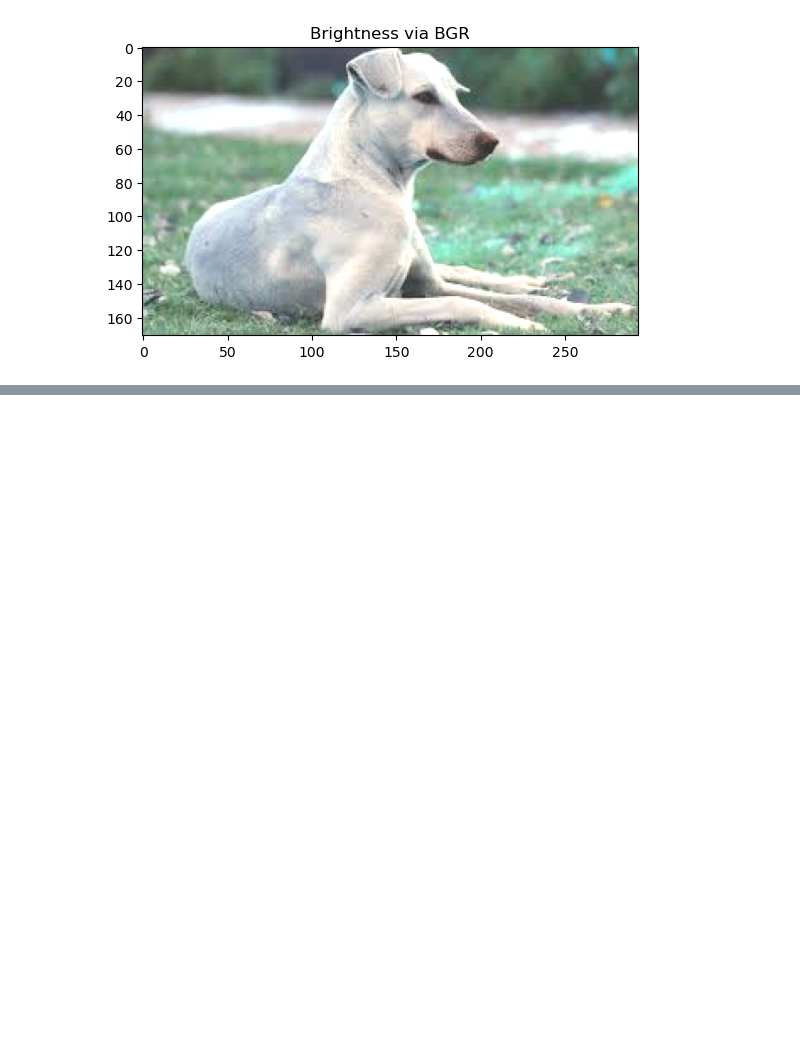
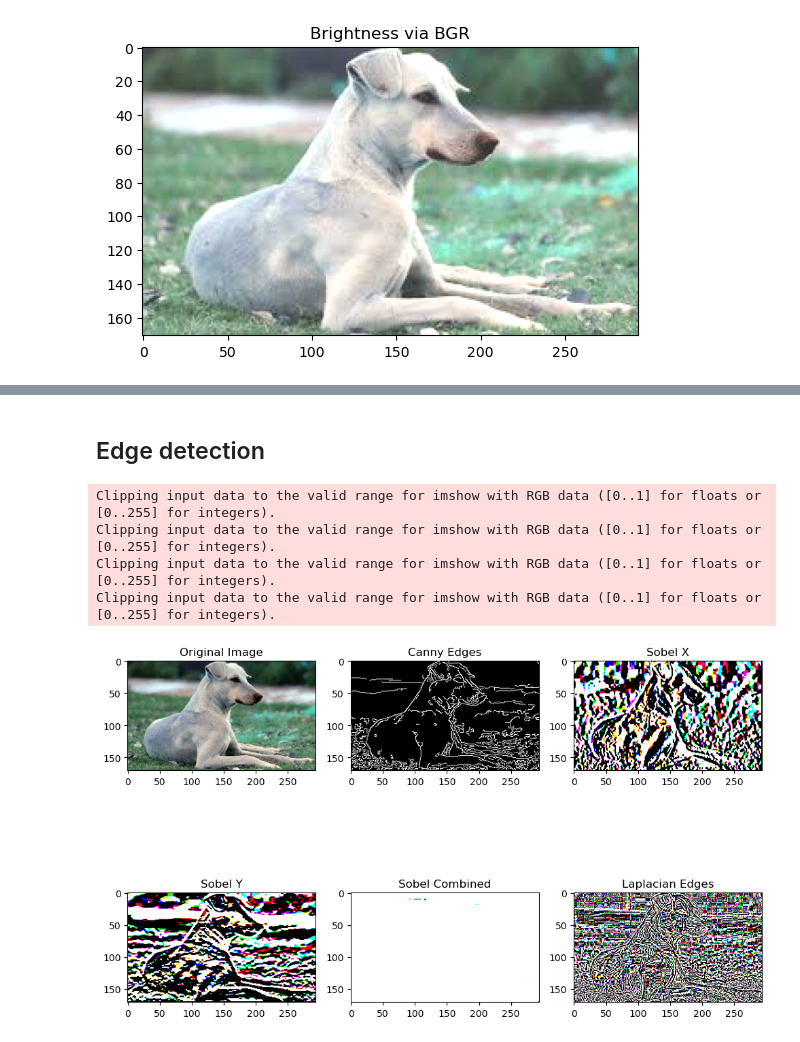
Before and after one commit to sumedh133/CVDL, a Jupyter notebook: lab2/2.ipynb, the cells around one changed output, grey strips where cells are left out. Drawn from its saved outputs; the diff is of its cells as text; code cells hidden in the pictures; blank space fills up the shorter version.

```diff
--- a/lab2/2.ipynb
+++ b/lab2/2.ipynb
@@ -57,0 +91,30 @@ Error:
+# %% [markdown]
+## Edge detection
+# %%
+#  edge detection
+canny_edges = cv2.Canny(image, 100, 200)
+
+# Sobel edge detection (X and Y direction)
+sobel_x = cv2.Sobel(image, cv2.CV_64F, 1, 0, ksize=5)  # Sobel in X-direction
+sobel_y = cv2.Sobel(image, cv2.CV_64F, 0, 1, ksize=5)  # Sobel in Y-direction
+sobel_combined = cv2.magnitude(sobel_x, sobel_y)  # Combined Sobel
+
+#Laplacian edge detection
+laplacian_edges = cv2.Laplacian(image, cv2.CV_64F)
+
+
+plt.figure(figsize=(10, 8))
+plt.subplot(231), plt.imshow(image, cmap='gray'), plt.title('Original Image')
+plt.subplot(232), plt.imshow(canny_edges, cmap='gray'), plt.title('Canny Edges')
+plt.subplot(233), plt.imshow(sobel_x, cmap='gray'), plt.title('Sobel X')
+plt.subplot(234), plt.imshow(sobel_y, cmap='gray'), plt.title('Sobel Y')
+plt.subplot(235), plt.imshow(sobel_combined, cmap='gray'), plt.title('Sobel Combined')
+plt.subplot(236), plt.imshow(laplacian_edges, cmap='gray'), plt.title('Laplacian Edges')
+
+plt.tight_layout()
+# %% [output]
+Clipping input data to the valid range for imshow with RGB data ([0..1] for floats or [0..255] for integers).
+Clipping input data to the valid range for imshow with RGB data ([0..1] for floats or [0..255] for integers).
+Clipping input data to the valid range for imshow with RGB data ([0..1] for floats or [0..255] for integers).
+Clipping input data to the valid range for imshow with RGB data ([0..1] for floats or [0..255] for integers).
+[figure, added]
```
Also changed, not shown: parts of 6 cells of this notebook, 1 other file.
